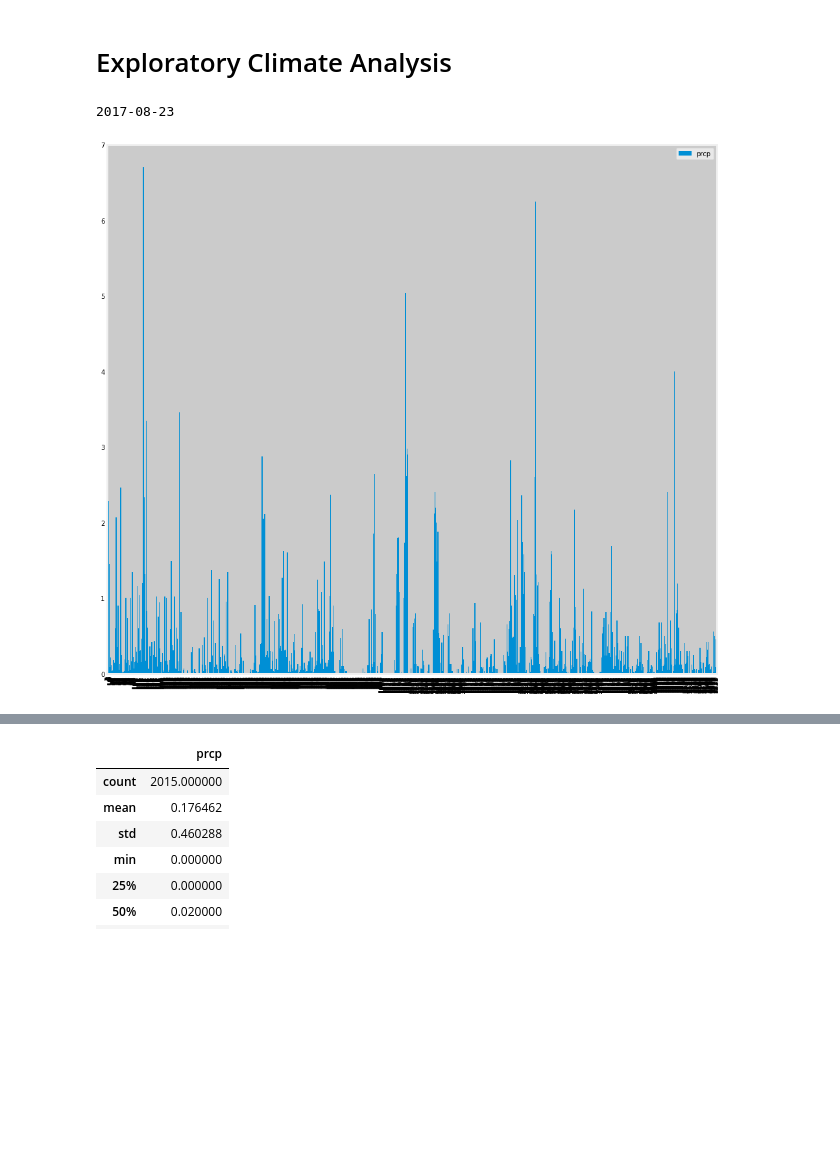
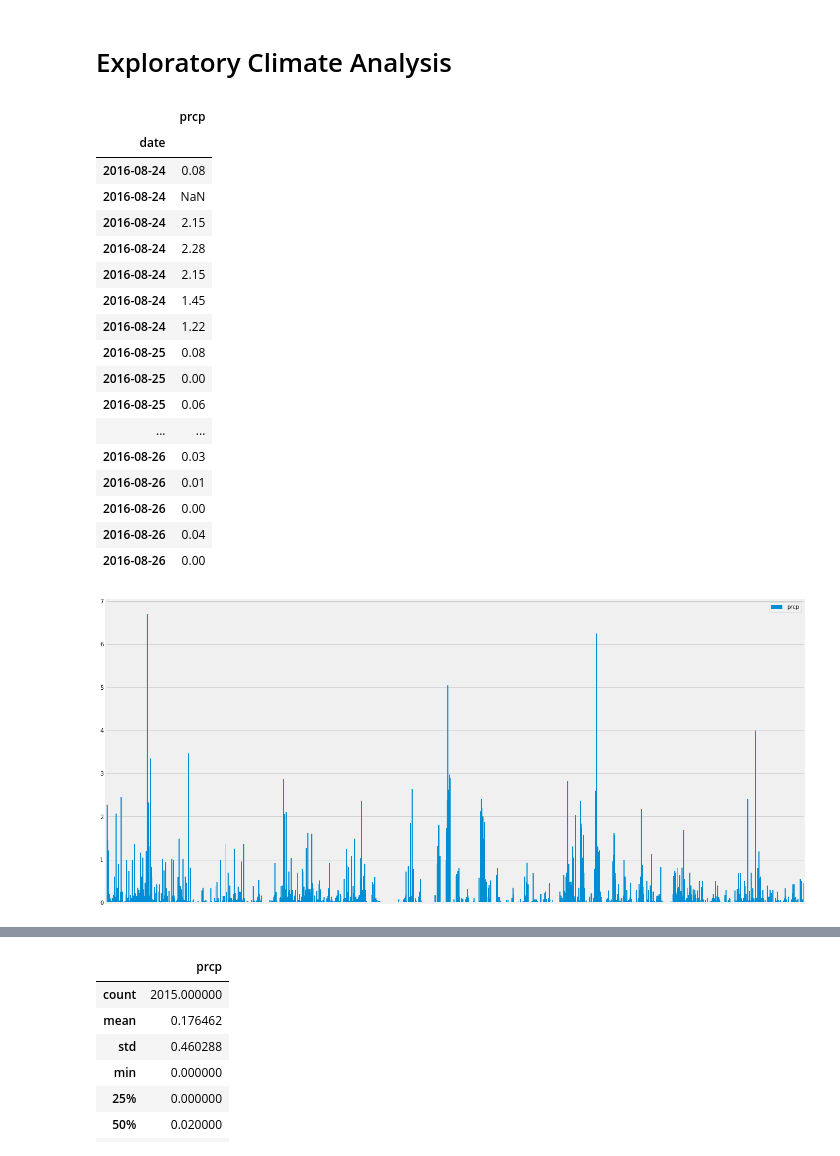
Before and after one commit to nsitapara/data-analytics, a Jupyter notebook: Homework/Homework 8/climate_starter.ipynb, the cells around one changed output, grey strips where cells are left out. Drawn from its saved outputs; the diff is of its cells as text; code cells hidden in the pictures; blank space fills up the shorter version.

```diff
--- a/Homework/Homework 8/climate_starter.ipynb
+++ b/Homework/Homework 8/climate_starter.ipynb
@@ -61,37 +61,59 @@ max_date = pd.read_sql("select date from measurement",conn)
 max_date = max_date.values.tolist()
 max_date = max(max_date)
 max_date = ''.join(max_date)
-print(max_date)
+# print(max_date)
 year,month,day = max_date.split('-')
 # print(f"year:{year},month{month},day{day}")
 days_to_subtract = 365
 year_from_max = datetime(int(year),int(month),int(day)) - timedelta(days=days_to_subtract)
 # print(year_from_max)
 # Perform a query to retrieve the data and precipitation scores
-
 year_data = pd.read_sql(f"select * from measurement where date >= '{year_from_max}'",conn)
+# year_data = pd.read_sql(f"select * from measurement where date >= '2017-06-04'",conn)
 # # Save the query results as a Pandas DataFrame and set the index to the date column
 # print(year_data)
 year_data = year_data[["date","prcp"]]
 year_data = year_data.set_index("date")
 # Sort the dataframe by date
 year_data = year_data.sort_values("date")
-year_data = year_data.reset_index()
-year_data = year_data[["prcp"]]
+# year_data = year_data.reset_index()
+# year_data = year_data[[date,"prcp"]]
 # year_data
+year_data.head(20)
+# len(year_data)
 # %% [output]
-2017-08-23
+|  | prcp |
+| date |  |
+| 2016-08-24 | 0.08 |
+| 2016-08-24 | NaN |
+| 2016-08-24 | 2.15 |
+| 2016-08-24 | 2.28 |
+| 2016-08-24 | 2.15 |
+| 2016-08-24 | 1.45 |
+| 2016-08-24 | 1.22 |
+| 2016-08-25 | 0.08 |
+| 2016-08-25 | 0.00 |
+| 2016-08-25 | 0.06 |
+| ... | ... |
+| 2016-08-26 | 0.03 |
+| 2016-08-26 | 0.01 |
+| 2016-08-26 | 0.00 |
+| 2016-08-26 | 0.04 |
+| 2016-08-26 | 0.00 |
 # %%
 # Use Pandas Plotting with Matplotlib to plot the data
-
-year_data.plot(kind="bar", figsize=(15,15), width = 3.5)
-plt.ylim(0,7)
+year_data.plot(kind="bar", figsize=(20,10), width = 3.5)
+# plt.ylim(0,7)
 # Rotate the xticks for the dates
 plt.xticks(rotation=90)
+# plt.axis('off')
+# ax1 = plt.axes()
+x_axis = plt.axes().axes.get_xaxis()
+x_axis.set_visible(False)
 plt.savefig("precipitationgraph.png")
 plt.show()
 # %% [output]
-[figure, old version]
+[figure, new version]
 # %% [markdown]
 |![precipitation](Images/precipitation.png)
 # %%
```
Also changed, not shown: parts of 3 cells of this notebook, 1 other file.
